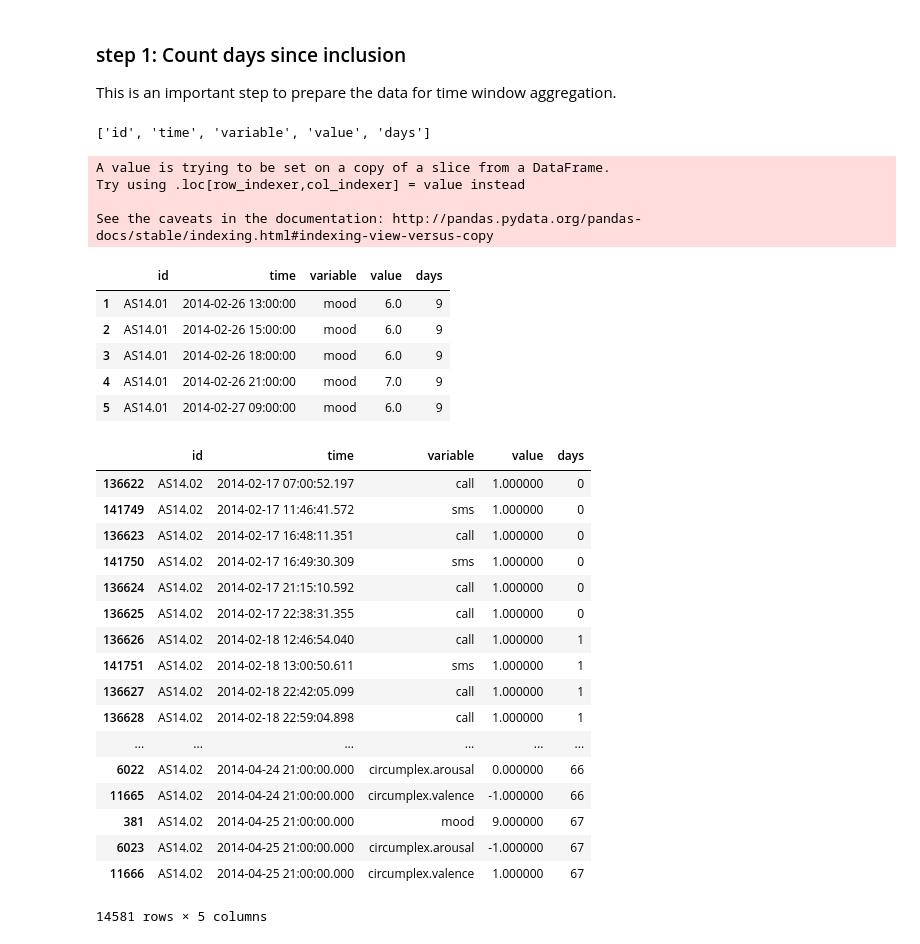
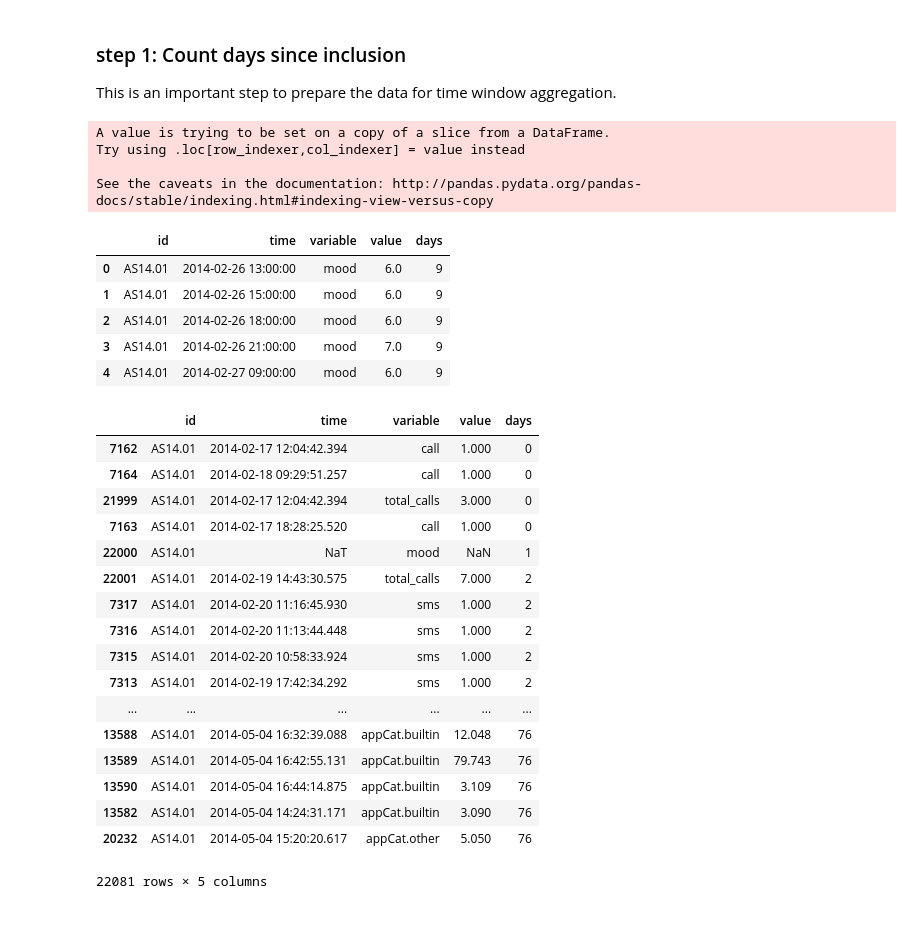
Before and after one commit to levrex/AppMoodPrediction, a Jupyter notebook: Datamining_Mood.ipynb, the cells around one changed output. Drawn from its saved outputs; the diff is of its cells as text; code cells hidden in the pictures.

```diff
--- a/Datamining_Mood.ipynb
+++ b/Datamining_Mood.ipynb
@@ -145,6 +153,10 @@ class Aggregation(object):
     def formatTimeSpan(self):
         """
         Translate time stamps to time in days ever since inclusion of said user
+
+        Translate informational absent single observation columns
+        to meaningful frequencies. (For example: sms & calls columns)
+
         """
         cols = list(self.df.keys())
         cols.append('days')
@@ -152,6 +164,25 @@ class Aggregation(object):
         for subject in self.df[self.key].unique():
             df_sub = self.df[self.df[self.key]==subject]
             df_sub = self.countTheDays(df_sub)
+            for day in range(df_sub['days'].max()):
+                df_day = df_sub[df_sub['days']==day]
+                nr_calls = len(df_day[df_day['variable']=='call'])
+                #print(nr_calls)
+                if nr_calls != 0:
+                    df_calls = pd.DataFrame([pd.Series([df_day['id'].iloc[0], df_day['time'].iloc[0], 'total_calls', nr_calls, day])])
+                    df_calls = df_calls.rename(columns={0: cols[0], 1: cols[1], 2: cols[2], 3: cols[3], 4: cols[4]})
+                    #print(df_calls)
+
+                    df_sub = pd.concat([df_sub, df_calls], axis=0)
+                nr_sms = len(df_day[df_day['variable']=='sms'])
+                if nr_sms != 0:
+                    df_sms = pd.DataFrame([pd.Series([df_day['id'].iloc[0], df_day['time'].iloc[0], 'total_sms', nr_sms, day])])
+                    df_sms = df_sms.rename(columns={0: cols[0], 1: cols[1], 2: cols[2], 3: cols[3], 4: cols[4]})
+                    df_sub = pd.concat([df_sub, df_sms], axis=0)
+                if day not in list(df_sub['days'].unique()):
+                    #print(day)
+                    s = pd.DataFrame([pd.Series([df_sub['id'].iloc[0],np.nan,'mood',np.nan, day], index=cols)])
+                    df_sub = pd.concat([df_sub, s], axis=0, ignore_index=True)# df_sub.append(s, ignore_index=True)
             df_new = pd.concat([df_new, df_sub])
         self.df = df_new
 
@@ -165,35 +196,34 @@ agg.formatTimeSpan()
 temp_df = agg.getDF()
 temp_df.head()
 # %% [output]
-['id', 'time', 'variable', 'value', 'days']
+A value is trying to be set on a copy of a slice from a DataFrame.
+Try using .loc[row_indexer,col_indexer] = value instead
+
+See the caveats in the documentation: http://pandas.pydata.org/pandas-docs/stable/indexing.html#indexing-view-versus-copy
-A value is trying to be set on a copy of a slice from a DataFrame.
-Try using .loc[row_indexer,col_indexer] = value instead
-
-See the caveats in the documentation: http://pandas.pydata.org/pandas-docs/stable/indexing.html#indexing-view-versus-copy
 |  | id | time | variable | value | days |
-| 1 | AS14.01 | 2014-02-26 13:00:00 | mood | 6.0 | 9 |
-| 2 | AS14.01 | 2014-02-26 15:00:00 | mood | 6.0 | 9 |
-| 3 | AS14.01 | 2014-02-26 18:00:00 | mood | 6.0 | 9 |
-| 4 | AS14.01 | 2014-02-26 21:00:00 | mood | 7.0 | 9 |
-| 5 | AS14.01 | 2014-02-27 09:00:00 | mood | 6.0 | 9 |
+| 0 | AS14.01 | 2014-02-26 13:00:00 | mood | 6.0 | 9 |
+| 1 | AS14.01 | 2014-02-26 15:00:00 | mood | 6.0 | 9 |
+| 2 | AS14.01 | 2014-02-26 18:00:00 | mood | 6.0 | 9 |
+| 3 | AS14.01 | 2014-02-26 21:00:00 | mood | 7.0 | 9 |
+| 4 | AS14.01 | 2014-02-27 09:00:00 | mood | 6.0 | 9 |
 # %%
-temp_df[temp_df['id']=='AS14.02'].sort_values('time')
+temp_df[temp_df['id']=='AS14.01'].sort_values('days')
 # %% [output]
 |  | id | time | variable | value | days |
-| 136622 | AS14.02 | 2014-02-17 07:00:52.197 | call | 1.000000 | 0 |
-| 141749 | AS14.02 | 2014-02-17 11:46:41.572 | sms | 1.000000 | 0 |
-| 136623 | AS14.02 | 2014-02-17 16:48:11.351 | call | 1.000000 | 0 |
-| 141750 | AS14.02 | 2014-02-17 16:49:30.309 | sms | 1.000000 | 0 |
-| 136624 | AS14.02 | 2014-02-17 21:15:10.592 | call | 1.000000 | 0 |
-| 136625 | AS14.02 | 2014-02-17 22:38:31.355 | call | 1.000000 | 0 |
-| 136626 | AS14.02 | 2014-02-18 12:46:54.040 | call | 1.000000 | 1 |
-| 141751 | AS14.02 | 2014-02-18 13:00:50.611 | sms | 1.000000 | 1 |
-| 136627 | AS14.02 | 2014-02-18 22:42:05.099 | call | 1.000000 | 1 |
-| 136628 | AS14.02 | 2014-02-18 22:59:04.898 | call | 1.000000 | 1 |
+| 7162 | AS14.01 | 2014-02-17 12:04:42.394 | call | 1.000 | 0 |
+| 7164 | AS14.01 | 2014-02-18 09:29:51.257 | call | 1.000 | 0 |
+| 21999 | AS14.01 | 2014-02-17 12:04:42.394 | total_calls | 3.000 | 0 |
+| 7163 | AS14.01 | 2014-02-17 18:28:25.520 | call | 1.000 | 0 |
+| 22000 | AS14.01 | NaT | mood | NaN | 1 |
+| 22001 | AS14.01 | 2014-02-19 14:43:30.575 | total_calls | 7.000 | 2 |
+| 7317 | AS14.01 | 2014-02-20 11:16:45.930 | sms | 1.000 | 2 |
+| 7316 | AS14.01 | 2014-02-20 11:13:44.448 | sms | 1.000 | 2 |
+| 7315 | AS14.01 | 2014-02-20 10:58:33.924 | sms | 1.000 | 2 |
+| 7313 | AS14.01 | 2014-02-19 17:42:34.292 | sms | 1.000 | 2 |
 | ... | ... | ... | ... | ... | ... |
-| 6022 | AS14.02 | 2014-04-24 21:00:00.000 | circumplex.arousal | 0.000000 | 66 |
-| 11665 | AS14.02 | 2014-04-24 21:00:00.000 | circumplex.valence | -1.000000 | 66 |
-| 381 | AS14.02 | 2014-04-25 21:00:00.000 | mood | 9.000000 | 67 |
-| 6023 | AS14.02 | 2014-04-25 21:00:00.000 | circumplex.arousal | -1.000000 | 67 |
-| 11666 | AS14.02 | 2014-04-25 21:00:00.000 | circumplex.valence | 1.000000 | 67 |
+| 13588 | AS14.01 | 2014-05-04 16:32:39.088 | appCat.builtin | 12.048 | 76 |
+| 13589 | AS14.01 | 2014-05-04 16:42:55.131 | appCat.builtin | 79.743 | 76 |
+| 13590 | AS14.01 | 2014-05-04 16:44:14.875 | appCat.builtin | 3.109 | 76 |
+| 13582 | AS14.01 | 2014-05-04 14:24:31.171 | appCat.builtin | 3.090 | 76 |
+| 20232 | AS14.01 | 2014-05-04 15:20:20.617 | appCat.other | 5.050 | 76 |
-14581 rows × 5 columns
+22081 rows × 5 columns
```
Also changed, not shown: parts of 15 cells of this notebook.
